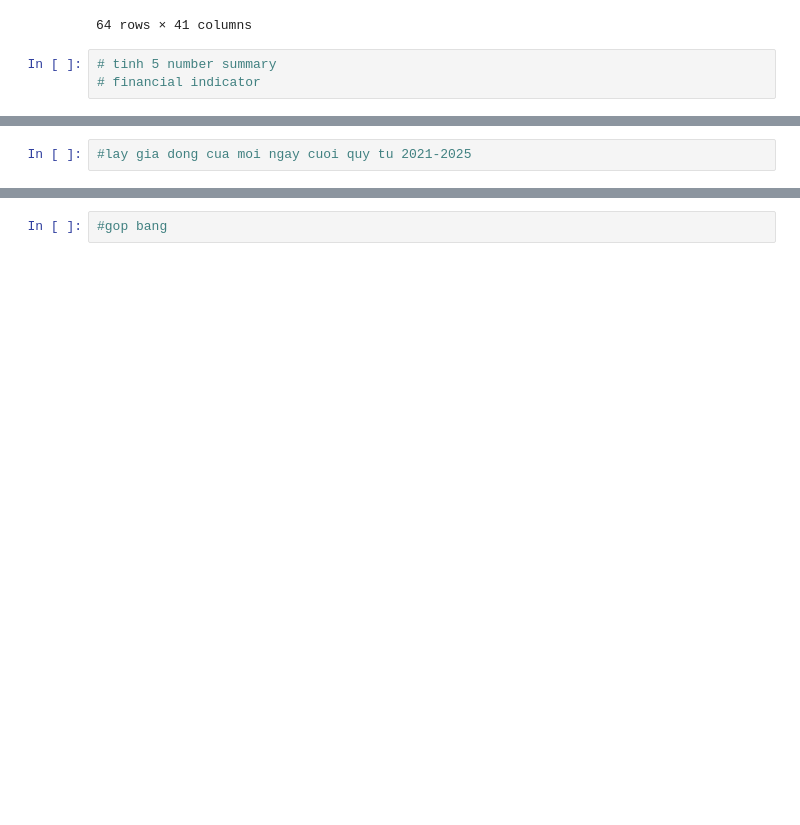
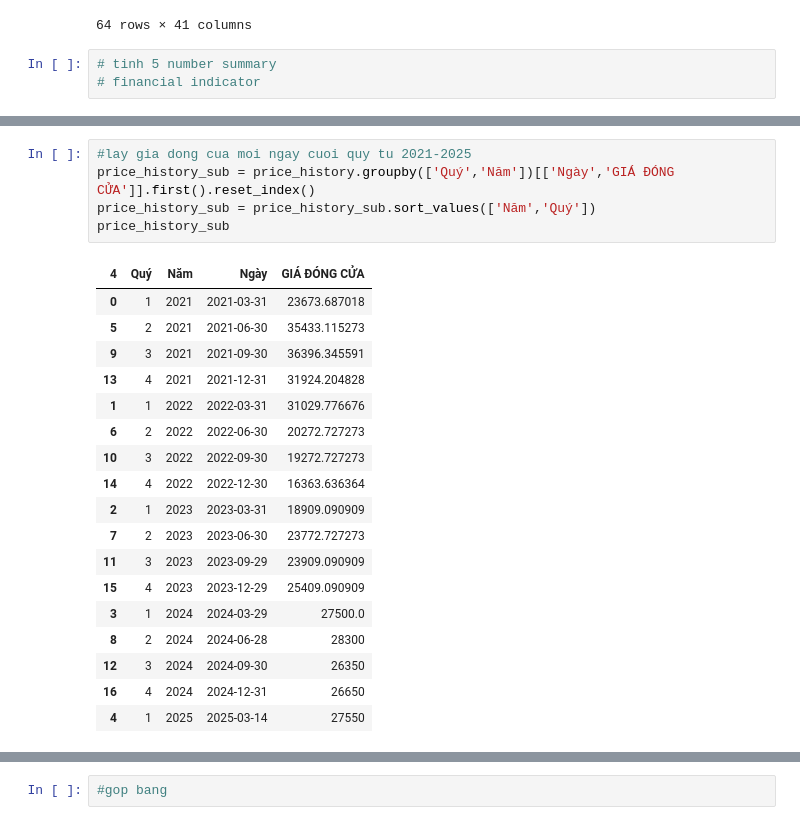
Before and after one commit to diepdangban/Datamining, a Jupyter notebook: Data_understanding.ipynb, the cells around one changed output, grey strips where cells are left out. Drawn from its saved outputs; the diff is of its cells as text; blank space fills up the shorter version.

```diff
--- a/Data_understanding.ipynb
+++ b/Data_understanding.ipynb
@@ -87,2 +95,24 @@ price_history
 # %%
 #lay gia dong cua moi ngay cuoi quy tu 2021-2025
+price_history_sub = price_history.groupby(['Quý','Năm'])[['Ngày','GIÁ ĐÓNG CỬA']].first().reset_index()
+price_history_sub = price_history_sub.sort_values(['Năm','Quý'])
+price_history_sub
+# %% [output]
+| 4 | Quý | Năm | Ngày | GIÁ ĐÓNG CỬA |
+| 0 | 1 | 2021 | 2021-03-31 | 23673.687018 |
+| 5 | 2 | 2021 | 2021-06-30 | 35433.115273 |
+| 9 | 3 | 2021 | 2021-09-30 | 36396.345591 |
+| 13 | 4 | 2021 | 2021-12-31 | 31924.204828 |
+| 1 | 1 | 2022 | 2022-03-31 | 31029.776676 |
+| 6 | 2 | 2022 | 2022-06-30 | 20272.727273 |
+| 10 | 3 | 2022 | 2022-09-30 | 19272.727273 |
+| 14 | 4 | 2022 | 2022-12-30 | 16363.636364 |
+| 2 | 1 | 2023 | 2023-03-31 | 18909.090909 |
+| 7 | 2 | 2023 | 2023-06-30 | 23772.727273 |
+| 11 | 3 | 2023 | 2023-09-29 | 23909.090909 |
+| 15 | 4 | 2023 | 2023-12-29 | 25409.090909 |
+| 3 | 1 | 2024 | 2024-03-29 | 27500.0 |
+| 8 | 2 | 2024 | 2024-06-28 | 28300 |
+| 12 | 3 | 2024 | 2024-09-30 | 26350 |
+| 16 | 4 | 2024 | 2024-12-31 | 26650 |
+| 4 | 1 | 2025 | 2025-03-14 | 27550 |
```
Also changed, not shown: parts of 12 cells of this notebook.
